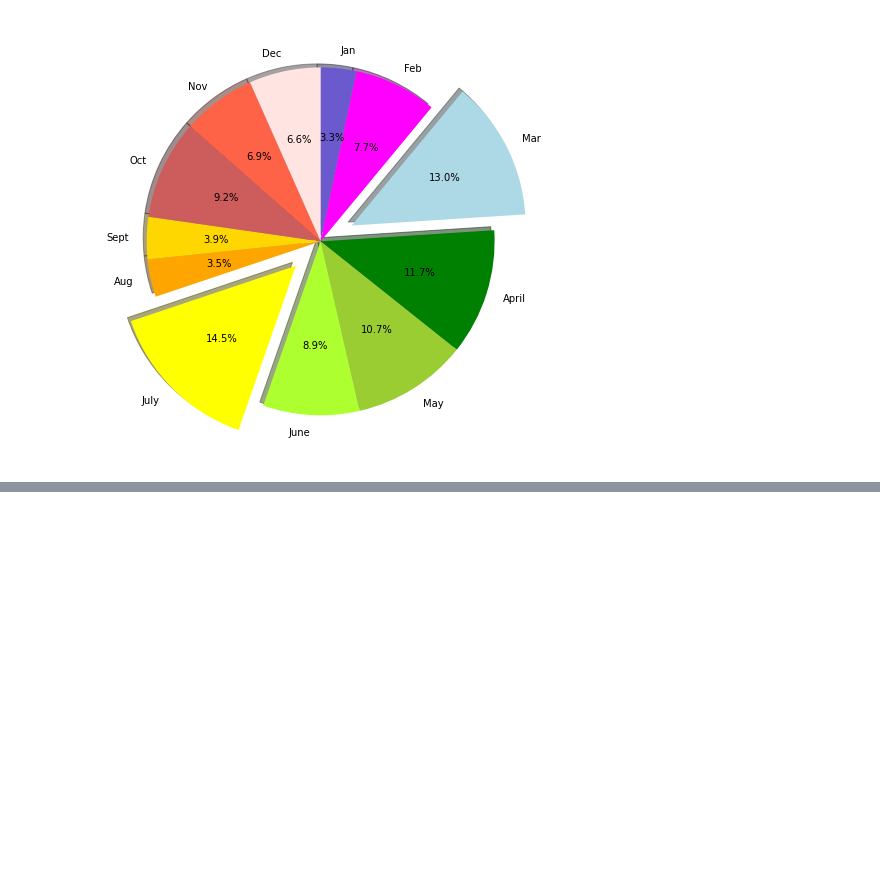
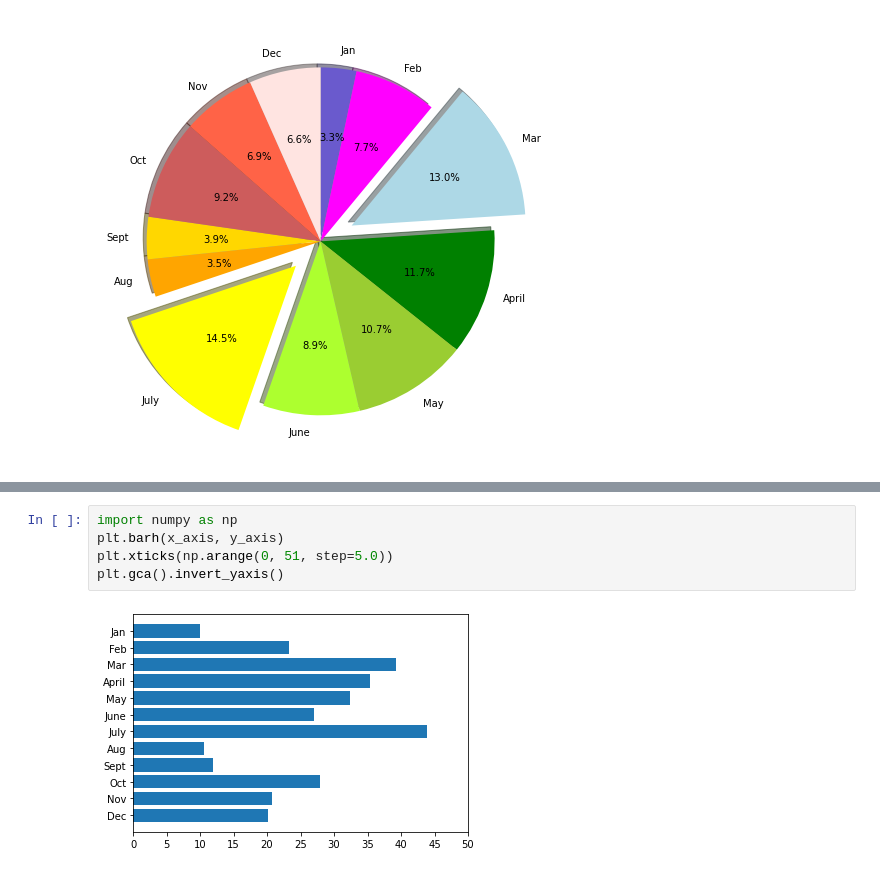
Before and after one commit to boyerjason700/PyBer, a Jupyter notebook: matplotlib_practice.ipynb, the cells around one changed output, grey strips where cells are left out. Saved outputs shown, nothing was run; the diff lists cells and outputs as text; blank space fills up the shorter version.

```diff
--- a/matplotlib_practice.ipynb
+++ b/matplotlib_practice.ipynb
@@ -275,0 +344,7 @@ plt.show()
+# %%
+import numpy as np
+plt.barh(x_axis, y_axis)
+plt.xticks(np.arange(0, 51, step=5.0))
+plt.gca().invert_yaxis()
+# %% [output]
+[figure, added]
```
Also changed, not shown: parts of 9 cells of this notebook, 3 other files.
